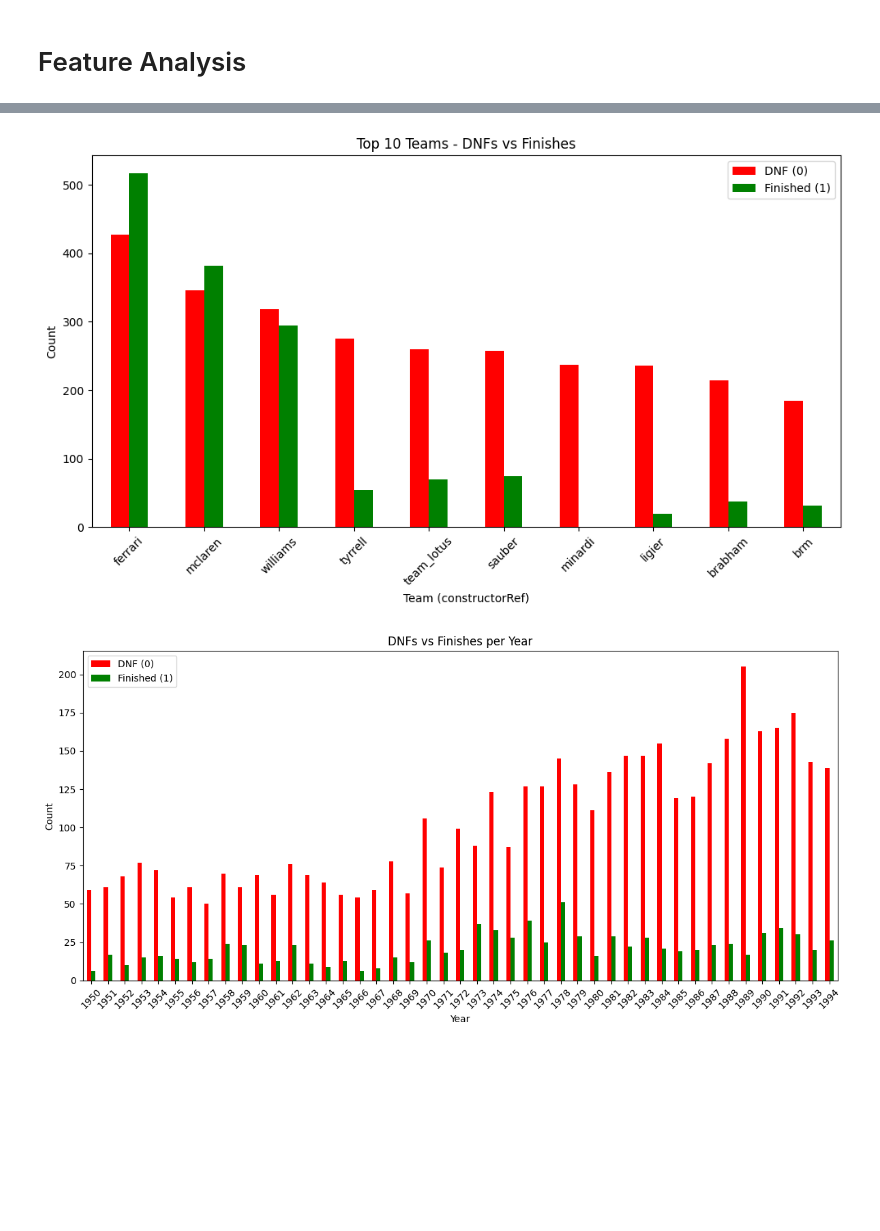
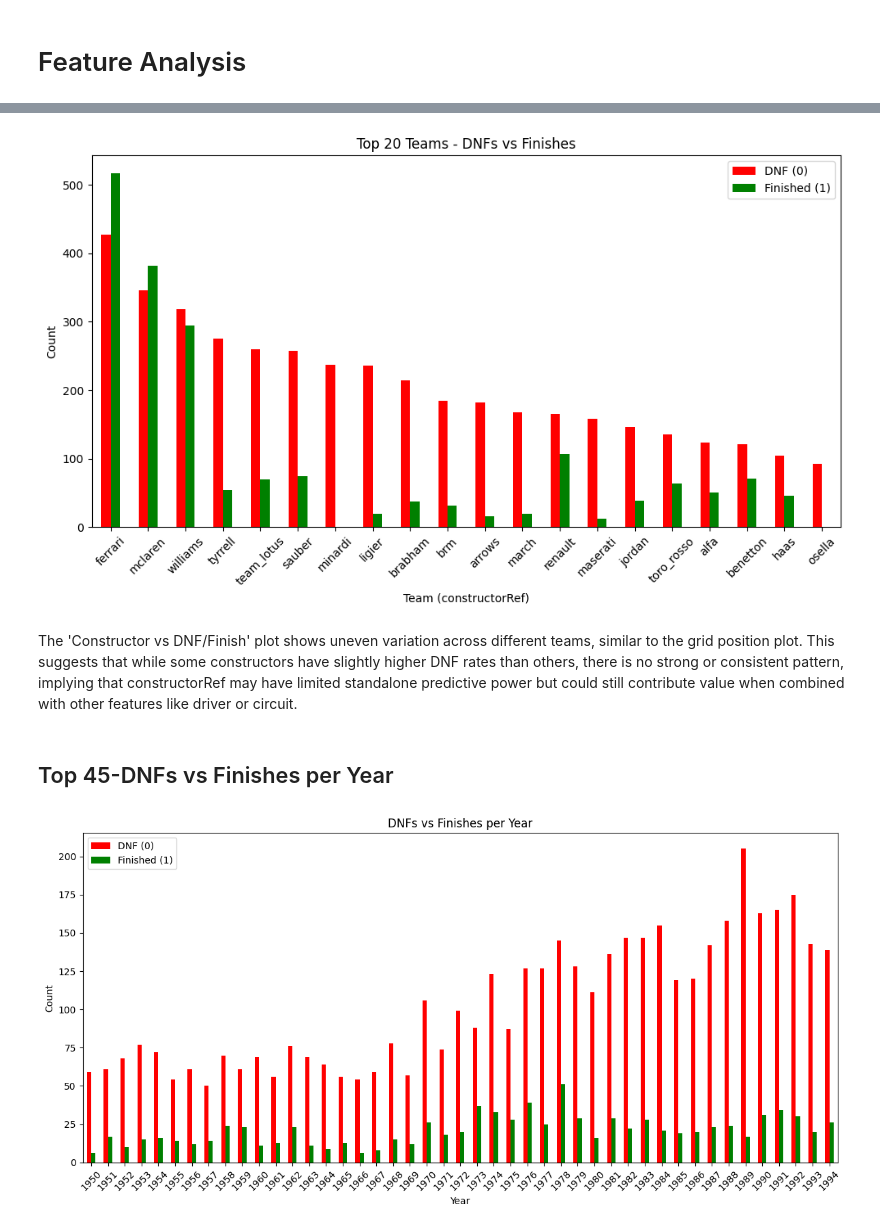
Before and after one commit to kush252/GDG_tasks, a Jupyter notebook: gdg_eda2.ipynb, the cells around one changed output, grey strips where cells are left out. Cells and saved outputs as stored; diff of their text form; code cells hidden in the pictures; blank space fills up the shorter version.

```diff
--- a/gdg_eda2.ipynb
+++ b/gdg_eda2.ipynb
@@ -233,18 +251,20 @@ plt.show()
 # %%
-import matplotlib.pyplot as plt
-import seaborn as sns
 team_finish_counts = df.groupby(['constructorRef', 'target_finish']).size().unstack(fill_value=0)
 
-top_dnf_teams = team_finish_counts.sort_values(by=0, ascending=False).head(10)
+top_dnf_teams = team_finish_counts.sort_values(by=0, ascending=False).head(20)
 
 top_dnf_teams.plot(kind='bar', figsize=(10,6), color=['red', 'green'])
-plt.title("Top 10 Teams - DNFs vs Finishes")
+plt.title("Top 20 Teams - DNFs vs Finishes")
 plt.xlabel("Team (constructorRef)")
 plt.ylabel("Count")
 plt.legend(["DNF (0)", "Finished (1)"])
 plt.xticks(rotation=45)
 plt.tight_layout()
 plt.show()
 # %% [output]
-[figure, old version]
+[figure, new version]
+# %% [markdown]
+The 'Constructor vs DNF/Finish' plot shows uneven variation across different teams, similar to the grid position plot. This suggests that while some constructors have slightly higher DNF rates than others, there is no strong or consistent pattern, implying that constructorRef may have limited standalone predictive power but could still contribute value when combined with other features like driver or circuit.
+# %% [markdown]
+## Top 45-DNFs vs Finishes per Year
 # %%
```
Also changed, not shown: parts of 33 cells of this notebook, 2 other files.
